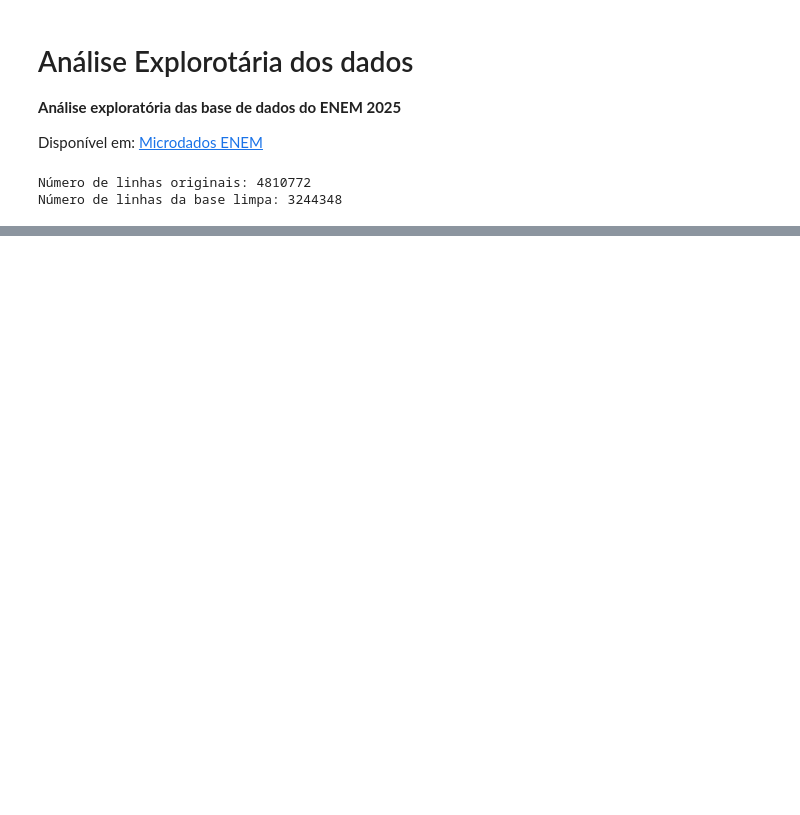
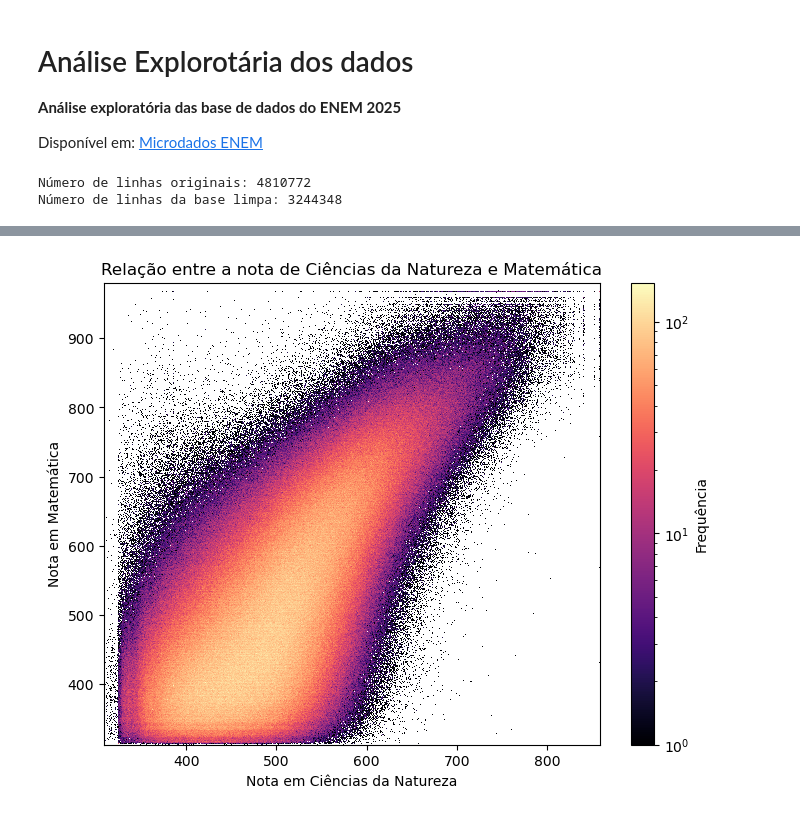
Before and after one commit to Machine-Learning-AV2/Pipeline_MachineLearning_AV2, a Jupyter notebook: analise_exploratoria.ipynb, the cells around one changed output, grey strips where cells are left out. Saved outputs shown, nothing was run; the diff lists cells and outputs as text; code cells hidden in the pictures; blank space fills up the shorter version.

```diff
--- a/analise_exploratoria.ipynb
+++ b/analise_exploratoria.ipynb
@@ -70,0 +93,22 @@ plt.show()
+# %%
+cn = dados_limpos[:,1]
+mt = dados_limpos[:,4]
+
+# Retira as notas 0
+positivos = (cn>0) & (mt>0)
+
+cn = cn[positivos]
+mt = mt[positivos]
+
+# Histograma 2D
+plt.figure(figsize=(8, 6))
+plt.hist2d(cn, mt, bins=500, cmap='magma', norm=mcolors.LogNorm())
+
+plt.colorbar(label='Frequência')
+plt.xlabel('Nota em Ciências da Natureza')
+plt.ylabel('Nota em Matemática')
+plt.title('Relação entre a nota de Ciências da Natureza e Matemática')
+
+plt.show()
+# %% [output]
+[figure, added]
```
Also changed, not shown: parts of 15 cells of this notebook.
